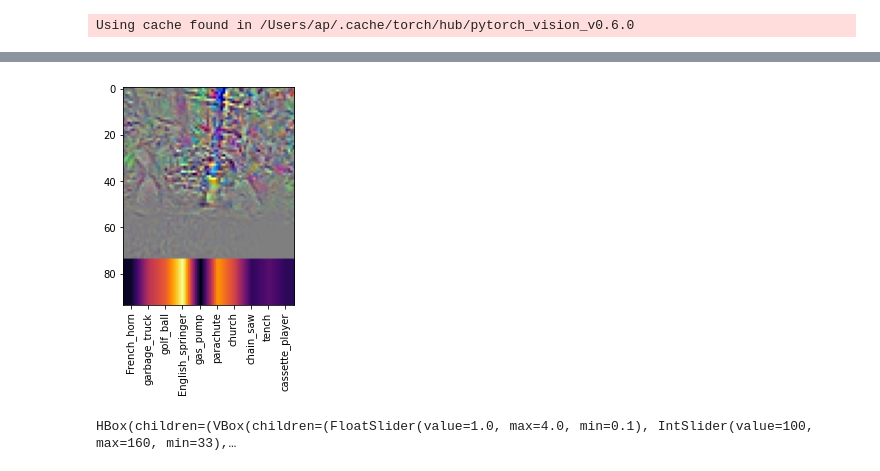
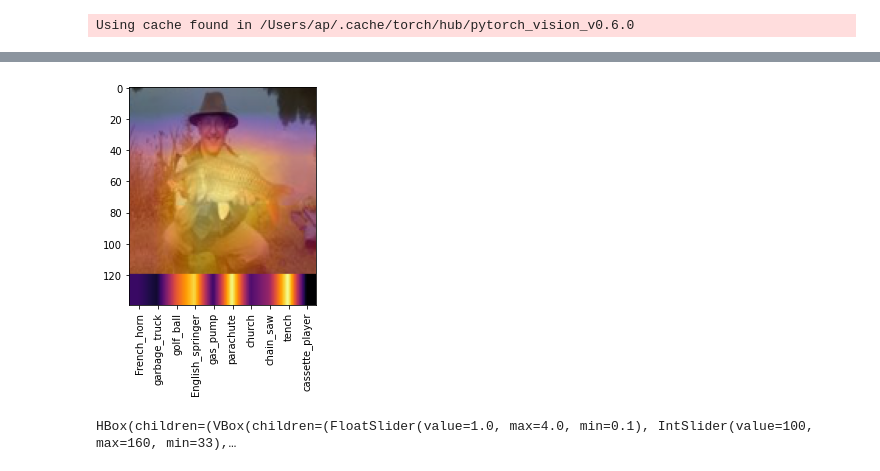
Before and after one commit to apstuff/augmentation-impact, a Jupyter notebook: notebooks/augmentation_control.ipynb, the cells around one changed output, grey strips where cells are left out. Drawn from its saved outputs; the diff is of its cells as text; code cells hidden in the pictures.

Commit message:
clean activation localization integration

```diff
--- a/notebooks/augmentation_control.ipynb
+++ b/notebooks/augmentation_control.ipynb
@@ -24,6 +34,6 @@ Path('../data/imagenette2-160')
 # %% [output]
 (#10) [Path('../data/imagenette2-160/train/n03394916'),Path('../data/imagenette2-160/train/n03417042'),Path('../data/imagenette2-160/train/n03445777'),Path('../data/imagenette2-160/train/n02102040'),P ...
 # %%
-fname = (path/"train/n02102040").ls()[18]
-PILImage.create(fname)
+fname = (path/"train/n01440764").ls()[0]
+PILImage.create(fname).resize((160,160))
 # %% [output]
@@ -75,0 +95,4 @@ def show_1D_act(act):
+# %%
+heatmap = get_heatmap(x.requires_grad_(True))
+cam = np.float32(img)+np.float32(heatmap)
+plt.imshow(arr_to_img(cam))
@@ -78,6 +114,7 @@ class MyImg():
     def __init__(self,img,model=None,get_model_act=False,restrict_classes=None):
         self.img_orig = img.copy()
         self.img = img.copy()
+        self.out_img = img.copy()
         self.x_orig = transforms.ToTensor()(img).unsqueeze(0)
         self.x = transforms.ToTensor()(img).unsqueeze(0)
         self.model = model
@@ -101,22 +138,46 @@ class MyImg():
         x =  transforms.CenterCrop(crop_size)(self.x)
         return x
 
-    def tfms(self, brightness=None, crop_size=None, show=True):
+    def tfms(self, brightness=None, crop_size=None, highlight_act=None, show=True):
         self.x = self.x_orig#.copy()
+        # first run all augmentation methods
         if brightness is not None:
             self.x = self.tfm_brightness(brightness)
         if crop_size is not None:
             self.x = self.tfm_centercrop(crop_size)
 
+        # then run activation localization
+        if (highlight_act is not None) & (highlight_act != 'none'):
+            x_input = normalize(self.x).requires_grad_(True)
+            if highlight_act == 'cam':
+                heatmap = get_heatmap(x_input)
+                # need to renormalize the image before adding it to another image
+                #cam = np.float32(arr_to_img(self.x[0].permute(1,2,0).numpy())) + np.float32(heatmap)
+                cam = tensor_to_img(min_max_scaler(self.x[0])) + np.float32(heatmap)
+
+                #cam = deprocess_image(self.x[0].permute(1,2,0).numpy()) + np.float32(deprocess_image(heatmap))
+                self.out_img = arr_to_img(cam)
+            elif highlight_act == 'gradient':
+                self.out_img = get_gradient_act(x_input)
+            elif highlight_act == 'gradcam':
+                heatmap, gb, cam_gb = find_relevant_input(x_input)
+                self.out_img = cam_gb
+            else:
+                assert 0, f'highlight_act "{highlight_act}" not known'
+        else:
+            self.out_img = transforms.ToPILImage()(self.x[0])
+
+        # then add model activation
+        # (here we use a different model as in the activation localization.
+        # todo: use same model and use reuse model output from forward pass above)
         if self.get_model_act:
             out = self.model(normalize(self.x)).detach().numpy()
             if self.restrict_classes is not None:
                 out = out[:,self.class_idx]
             self.activations.append(out)
-            img = self.combine_activation_with_img(out)
-        else:
-            img = transforms.ToPILImage()(self.x[0])
-        self.images.append(img)
+            self.out_img = self.combine_activation_with_img(self.out_img, out)
+        self.images.append(self.out_img)
+
         if show:
             #display(pilImage.fromarray(img).to_thumb(512,512))
             fig,ax = plt.subplots()
@@ -124,7 +185,7 @@ class MyImg():
             try:
                 my_xticks = self.restrict_classes.values()
                 nr_classes = len(self.restrict_classes)
-                h,w,d = img.shape
+                h,w,d = self.out_img.shape
                 step_size = w/nr_classes
                 #plt.xticks(np.arange(nr_classes)*step_size+(step_size//2), my_xticks,rotation=90)
                 ax.set_xticks(np.arange(nr_classes)*step_size+(step_size//2))
@@ -134,9 +195,9 @@ class MyImg():
                 #print((h,w,d),step_size,(step_size//2,(w-step_size//2+1)))
                 #print(np.arange(nr_classes)*step_size+(step_size//2))
                 pass
-            ax.imshow(img)
+            ax.imshow(self.out_img)
 
-    def combine_activation_with_img(self, out):
+    def combine_activation_with_img(self, img, out):
         # to make flatten activation better visible, the images will be streched by a factor of 20
         # and the width is adapted to the original image width
         shape = (20,self.x.shape[2])
@@ -145,34 +206,33 @@ class MyImg():
 
         # combine transformed images and their layer activations
         #img_comb = np.vstack([tensor_to_img(self.x[0]), transform_act(out) ])
         #img_comb = np.vstack([tensor_to_img(cam_gb), transform_act(out) ])
-        heatmap, gb, cam_gb = find_relevant_input(normalize(self.x).requires_grad_(True))
-        img_comb = np.vstack([cam_gb, transform_act(out) ])
+        img_comb = np.vstack([img, transform_act(out) ])
         return img_comb
 
     def create_gif(self,path):
         # to make flatten activation better visible, the images will be streched by a factor of 20 and the width is adapted to the original image width
         w,h,d = self.images[0].shape
         transform_act = lambda x: arr_to_img(imresize(x,(20,w)), 'inferno')
 
         # combine sequence of transformed images and their layer activations
         imgs_combs = [ np.vstack([arr_to_img(img).resize((w,h)), transform_act(act) ]) for img, act in zip(self.images,self.activations)  ]
 
         # transform to images, add backward loop and store as gif
         first_img, *imgs = [ pilImage.fromarray( img ) for img in imgs_combs]
         imgs += [img for img in imgs[::-1]]
         first_img.save(fp=path, format='GIF', append_images=imgs, save_all=True, duration=100, loop=0)
 
 
 # todo: pass as argument
 normalize = transforms.Normalize(mean=[0.485, 0.456, 0.406],
                                  std=[0.229, 0.224, 0.225])
 size = 160
 img = PILImage.create(fname).resize((size,size))
 myimg = MyImg(img,
               model,
               get_model_act=True,
               restrict_classes={i:classes[i][1] for i in my_classes})
-myimg.tfms(crop_size=74)
+myimg.tfms(crop_size=120,highlight_act='cam')
 # %% [output]
-[figure, old version]
+[figure, new version]
```
Also changed, not shown: parts of 30 cells of this notebook, 3 other files.
